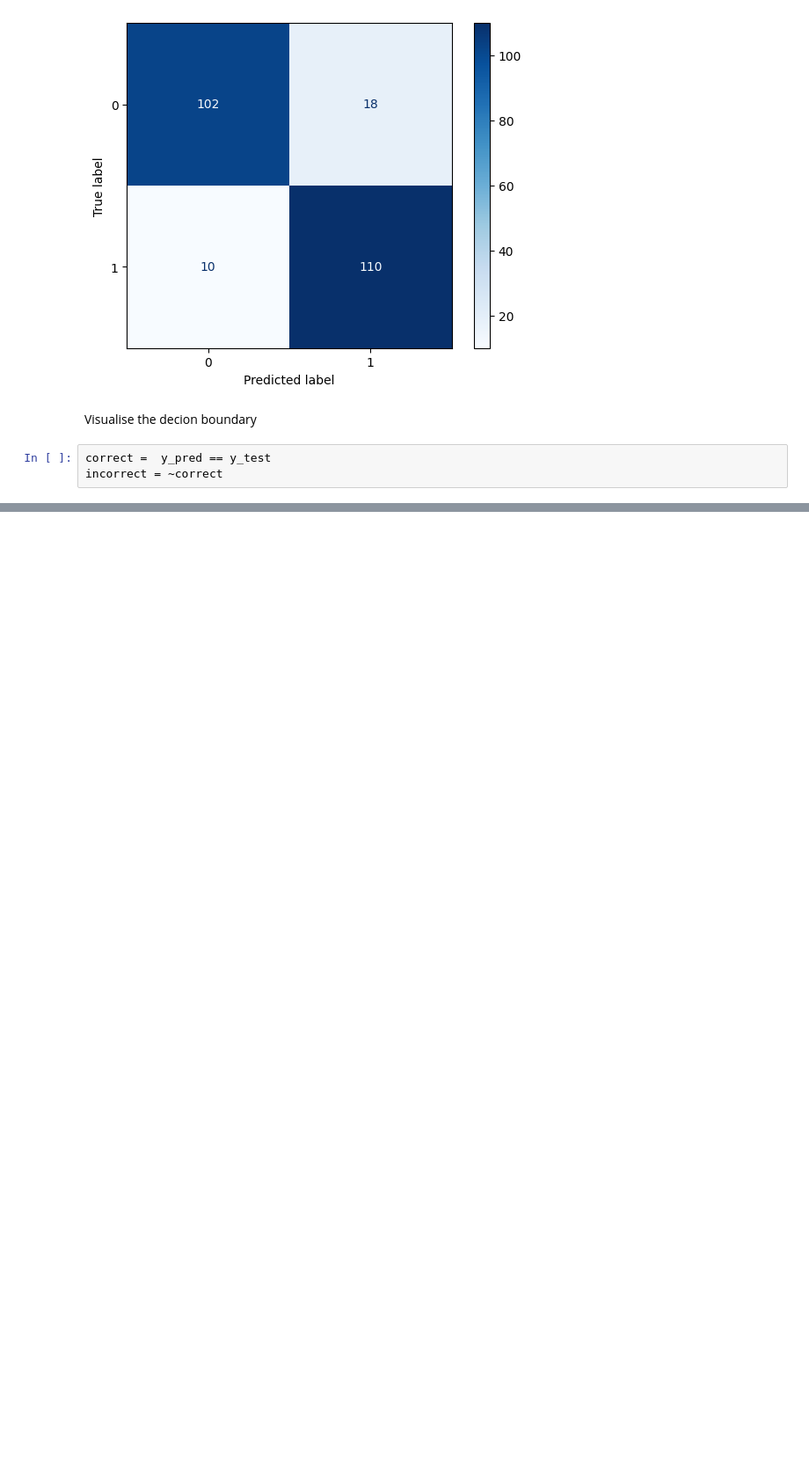
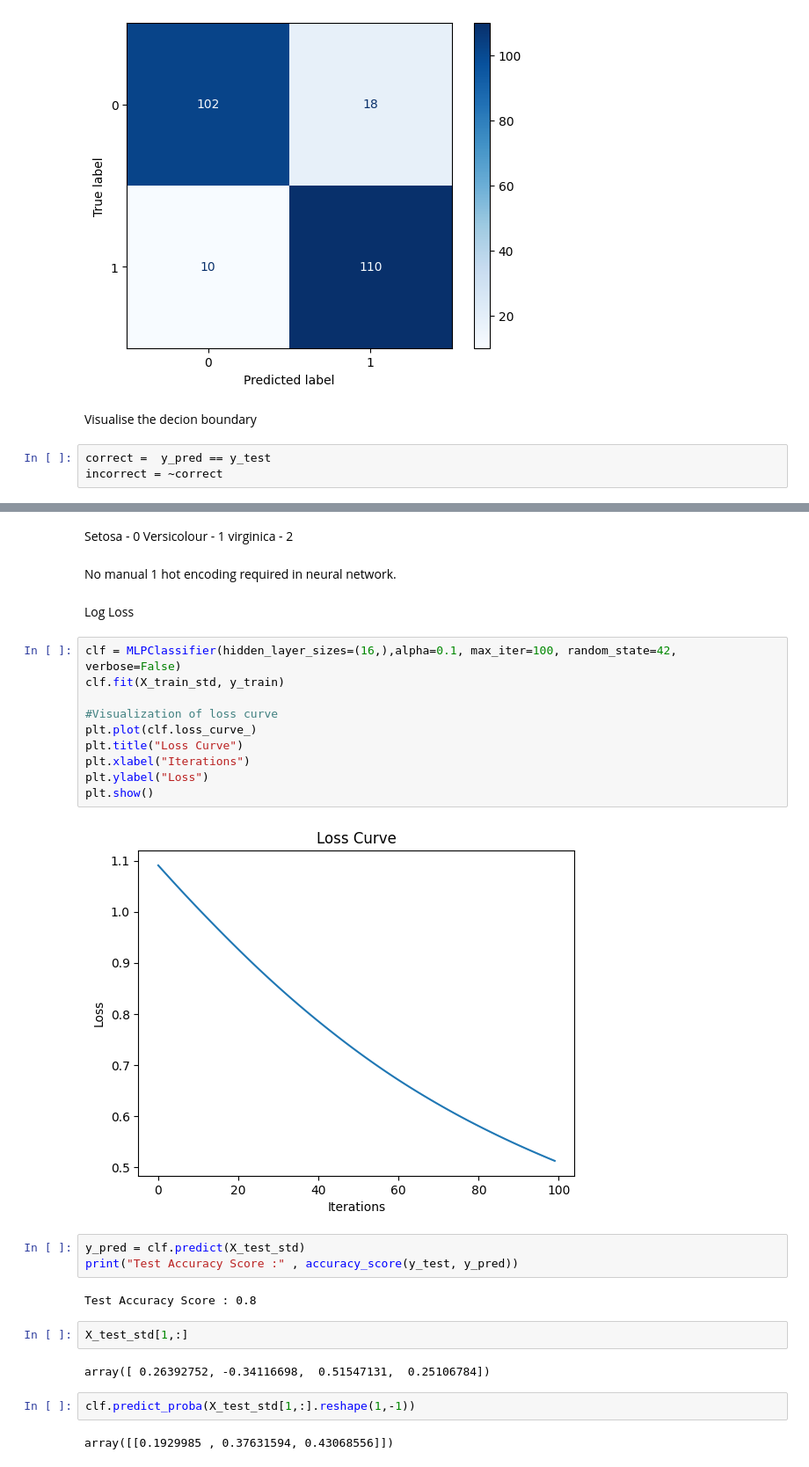
Before and after one commit to Neelabh-11/Machine-Learning, a Jupyter notebook: Lab_IITM/Lab-8 NeuralNetorks MLP.ipynb, the cells around one changed output, grey strips where cells are left out. Shown: that part at 88% size. Saved outputs shown, nothing was run; the diff lists cells and outputs as text; blank space fills up the shorter version.

```diff
--- a/Lab_IITM/Lab-8 NeuralNetorks MLP.ipynb
+++ b/Lab_IITM/Lab-8 NeuralNetorks MLP.ipynb
@@ -109,0 +209,33 @@ incorrect = ~correct
+# %% [markdown]
+Setosa - 0
+Versicolour - 1
+virginica - 2
+# %% [markdown]
+No manual 1 hot encoding required in neural network.
+# %% [markdown]
+Log Loss
+# %%
+clf = MLPClassifier(hidden_layer_sizes=(16,),alpha=0.1, max_iter=100, random_state=42, verbose=False)
+clf.fit(X_train_std, y_train)
+
+#Visualization of loss curve
+plt.plot(clf.loss_curve_)
+plt.title("Loss Curve")
+plt.xlabel("Iterations")
+plt.ylabel("Loss")
+plt.show()
+# %% [output]
+[figure, added]
+# %%
+y_pred = clf.predict(X_test_std)
+print("Test Accuracy Score :" , accuracy_score(y_test, y_pred))
+# %% [output]
+Test Accuracy Score : 0.8
+# %%
+X_test_std[1,:]
+# %% [output]
+array([ 0.26392752, -0.34116698,  0.51547131,  0.25106784])
+# %%
+clf.predict_proba(X_test_std[1,:].reshape(1,-1))
+# %% [output]
+array([[0.1929985 , 0.37631594, 0.43068556]])
```
Also changed, not shown: parts of 38 cells of this notebook.
